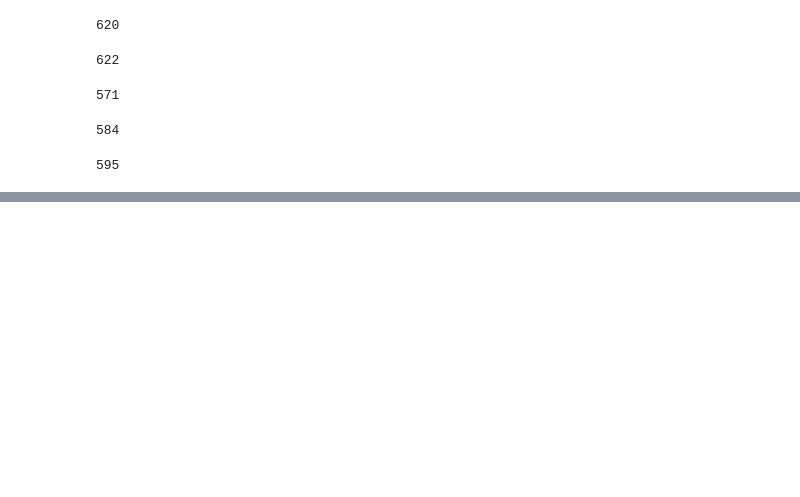
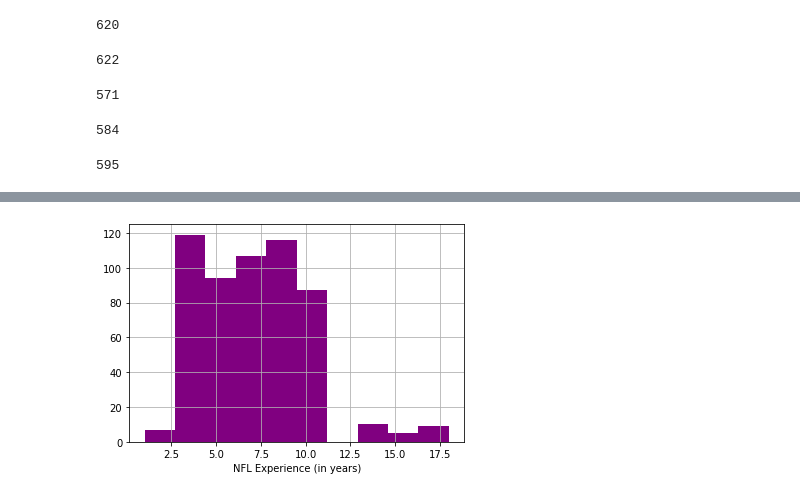
Before and after one commit to tiffanyharris711/pandasy-football, a Jupyter notebook: data.ipynb, the cells around one changed output, grey strips where cells are left out. Cells and saved outputs as stored; diff of their text form; code cells hidden in the pictures; blank space fills up the shorter version.

```diff
--- a/data.ipynb
+++ b/data.ipynb
@@ -82,0 +107,5 @@ Index(['Player', 'Team', 'Position', 'Age', 'Completions', 'Interceptions',
+# %%
+rb_data['Experience'].hist(color="purple").set_xlabel("NFL Experience (in years)")
+plt.savefig('./Images/Histogram_RB.png')
+# %% [output]
+[figure, added]
```
Also changed, not shown: parts of 13 cells of this notebook, 15 other files.
